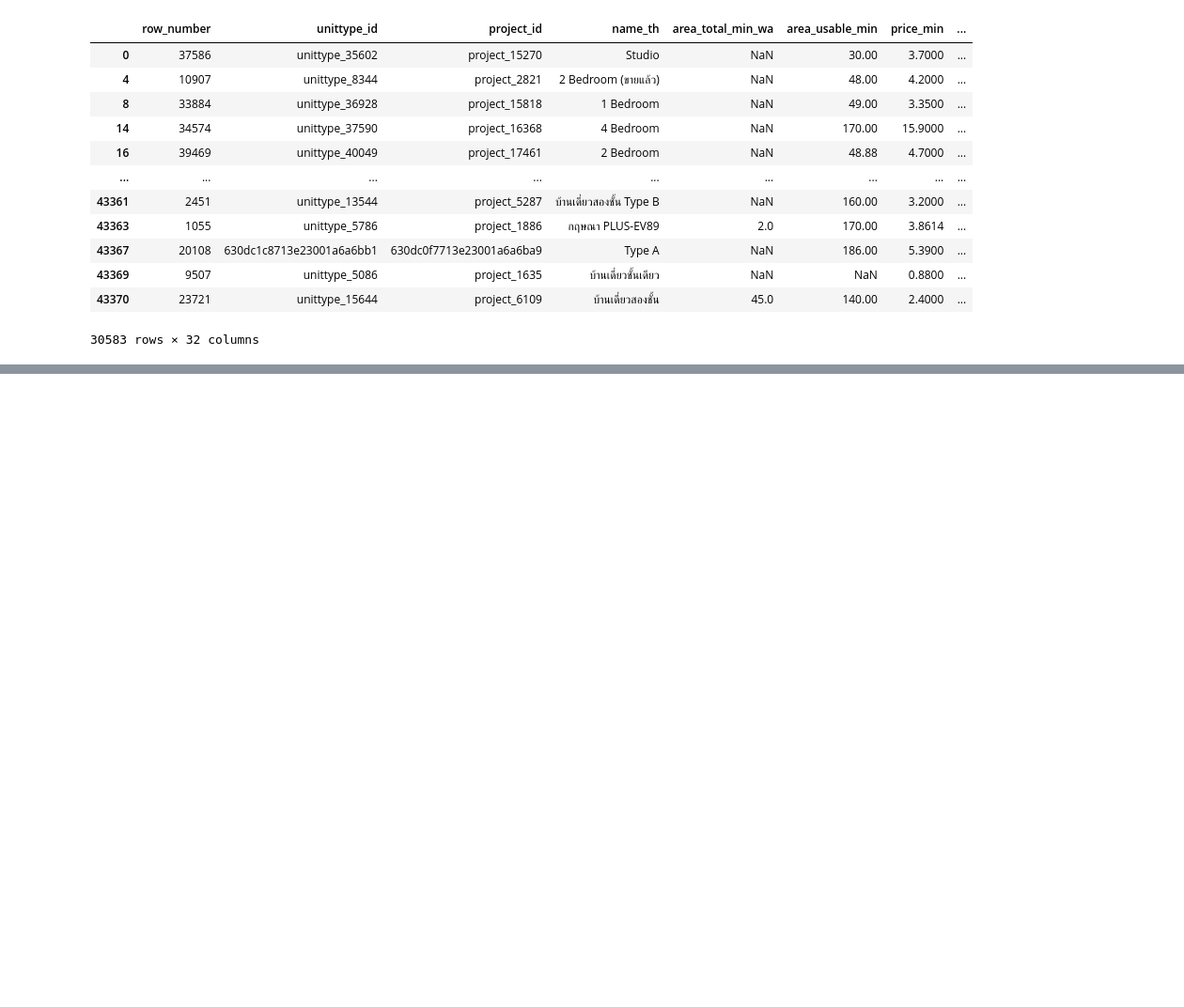
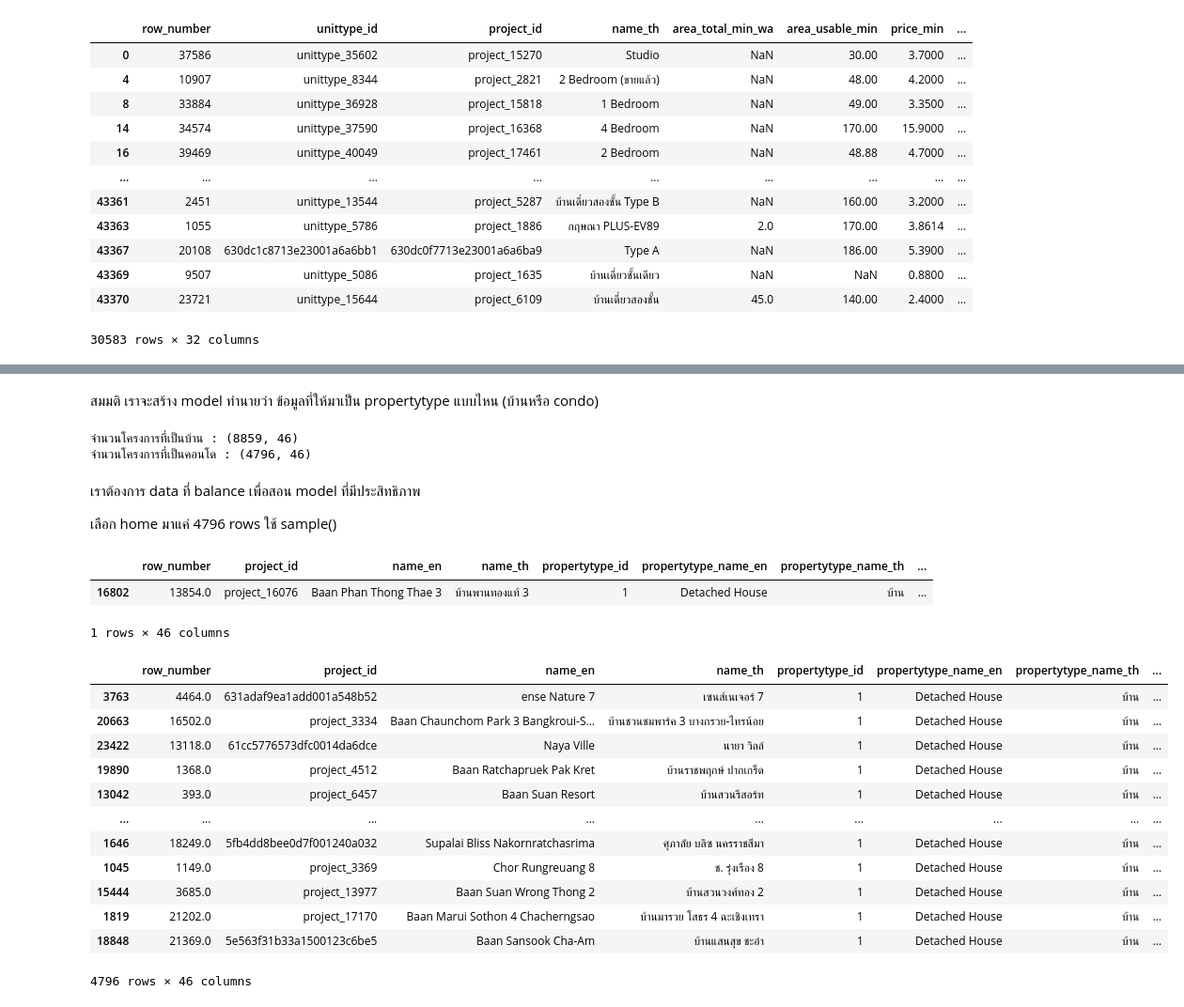
Before and after one commit to Pornphankub/BSC_DPDM2025, a Jupyter notebook: Ch3_Data_Preprocessing.ipynb, the cells around one changed output, grey strips where cells are left out. Shown at 94% size. Cells and saved outputs as stored; diff of their text form; code cells hidden in the pictures; blank space fills up the shorter version.

```diff
--- a/Ch3_Data_Preprocessing.ipynb
+++ b/Ch3_Data_Preprocessing.ipynb
@@ -893,0 +916,37 @@ fff
+# %% [markdown]
+สมมติ เราจะสร้าง model ทำนายว่า ข้อมูลที่ให้มาเป็น propertytype แบบไหน (บ้านหรือ condo)
+# %%
+home = project_df[project_df['propertytype_name_th']=='บ้าน']
+condo = project_df[project_df['propertytype_name_th']=='คอนโด']
+# %%
+print(f'จำนวนโครงการที่เป็นบ้าน : {home.shape}')
+print(f'จำนวนโครงการที่เป็นคอนโด : {condo.shape}')
+# %% [output]
+จำนวนโครงการที่เป็นบ้าน : (8859, 46)
+จำนวนโครงการที่เป็นคอนโด : (4796, 46)
+# %% [markdown]
+เราต้องการ data ที่ balance เพื่อสอน model ที่มีประสิทธิภาพ
+
+เลือก home มาแค่ 4796 rows ใช้ sample()
+# %%
+home.sample()
+# %% [output]
+|  | row_number | project_id | name_en | name_th | propertytype_id | propertytype_name_en | propertytype_name_th | ... |
+| 16802 | 13854.0 | project_16076 | Baan Phan Thong Thae 3 | บ้านพานทองแท้ 3 | 1 | Detached House | บ้าน | ... |
+1 rows × 46 columns
+# %%
+home.sample(4796)
+# %% [output]
+|  | row_number | project_id | name_en | name_th | propertytype_id | propertytype_name_en | propertytype_name_th | ... |
+| 3763 | 4464.0 | 631adaf9ea1add001a548b52 | ense Nature 7 | เซนส์เนเจอร์ 7 | 1 | Detached House | บ้าน | ... |
+| 20663 | 16502.0 | project_3334 | Baan Chaunchom Park 3 Bangkroui-S... | บ้านชวนชมพาร์ค 3 บางกรวย-ไทรน้อย | 1 | Detached House | บ้าน | ... |
+| 23422 | 13118.0 | 61cc5776573dfc0014da6dce | Naya Ville | นายา วิลล์ | 1 | Detached House | บ้าน | ... |
+| 19890 | 1368.0 | project_4512 | Baan Ratchapruek Pak Kret | บ้านราชพฤกษ์ ปากเกร็ด | 1 | Detached House | บ้าน | ... |
+| 13042 | 393.0 | project_6457 | Baan Suan Resort | บ้านสวนรีสอร์ท | 1 | Detached House | บ้าน | ... |
+| ... | ... | ... | ... | ... | ... | ... | ... | ... |
+| 1646 | 18249.0 | 5fb4dd8bee0d7f001240a032 | Supalai Bliss Nakornratchasrima | ศุภาลัย บลิซ นครราชสีมา | 1 | Detached House | บ้าน | ... |
+| 1045 | 1149.0 | project_3369 | Chor Rungreuang 8 | ช. รุ่งเรือง 8 | 1 | Detached House | บ้าน | ... |
+| 15444 | 3685.0 | project_13977 | Baan Suan Wrong Thong 2 | บ้านสวนวงศ์ทอง 2 | 1 | Detached House | บ้าน | ... |
+| 1819 | 21202.0 | project_17170 | Baan Marui Sothon 4 Chacherngsao | บ้านมารวย โสธร 4 ฉะเชิงเทรา | 1 | Detached House | บ้าน | ... |
+| 18848 | 21369.0 | 5e563f31b33a1500123c6be5 | Baan Sansook Cha-Am | บ้านแสนสุข ชะอำ | 1 | Detached House | บ้าน | ... |
+4796 rows × 46 columns
```
Also changed, not shown: parts of 15 cells of this notebook.
